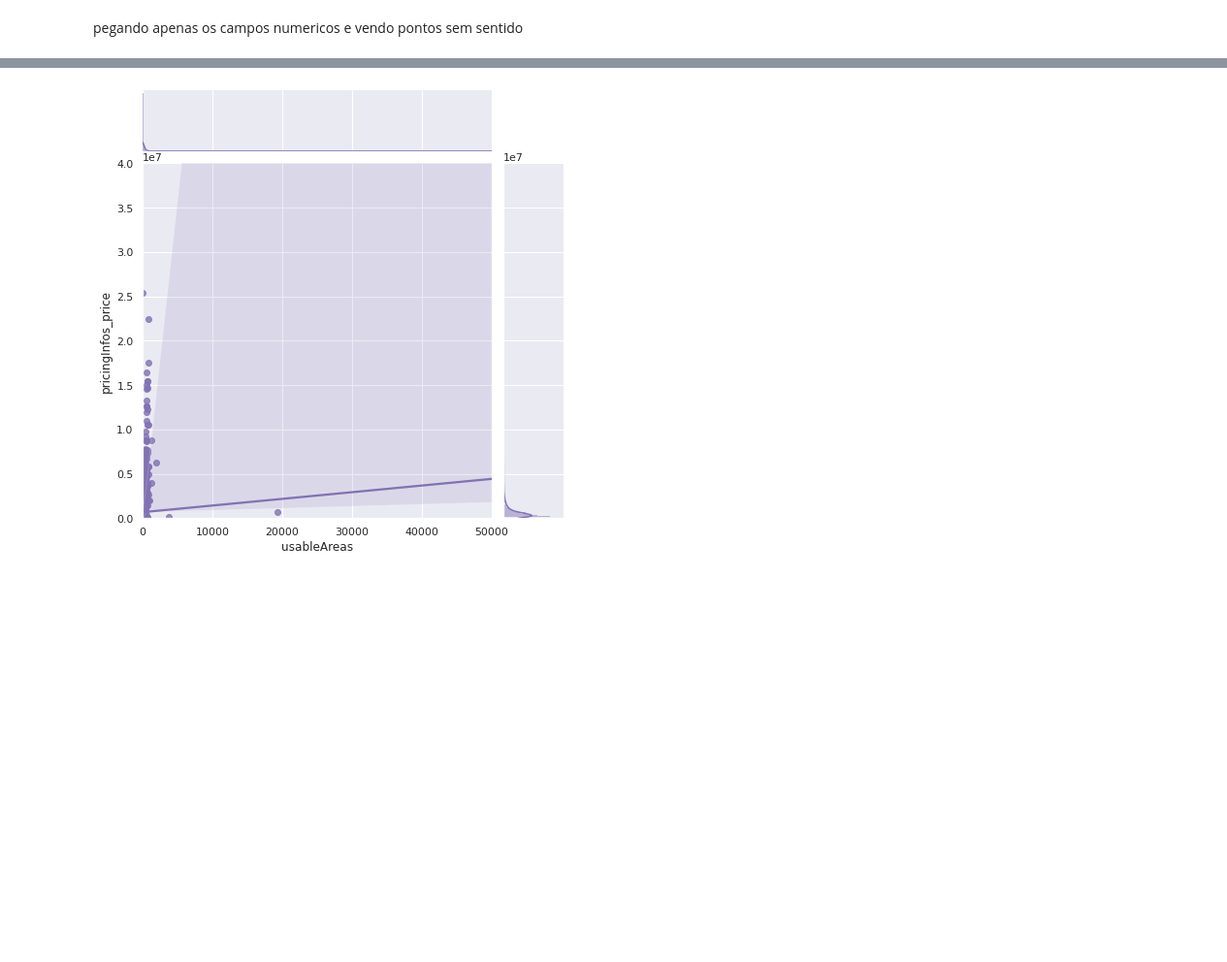
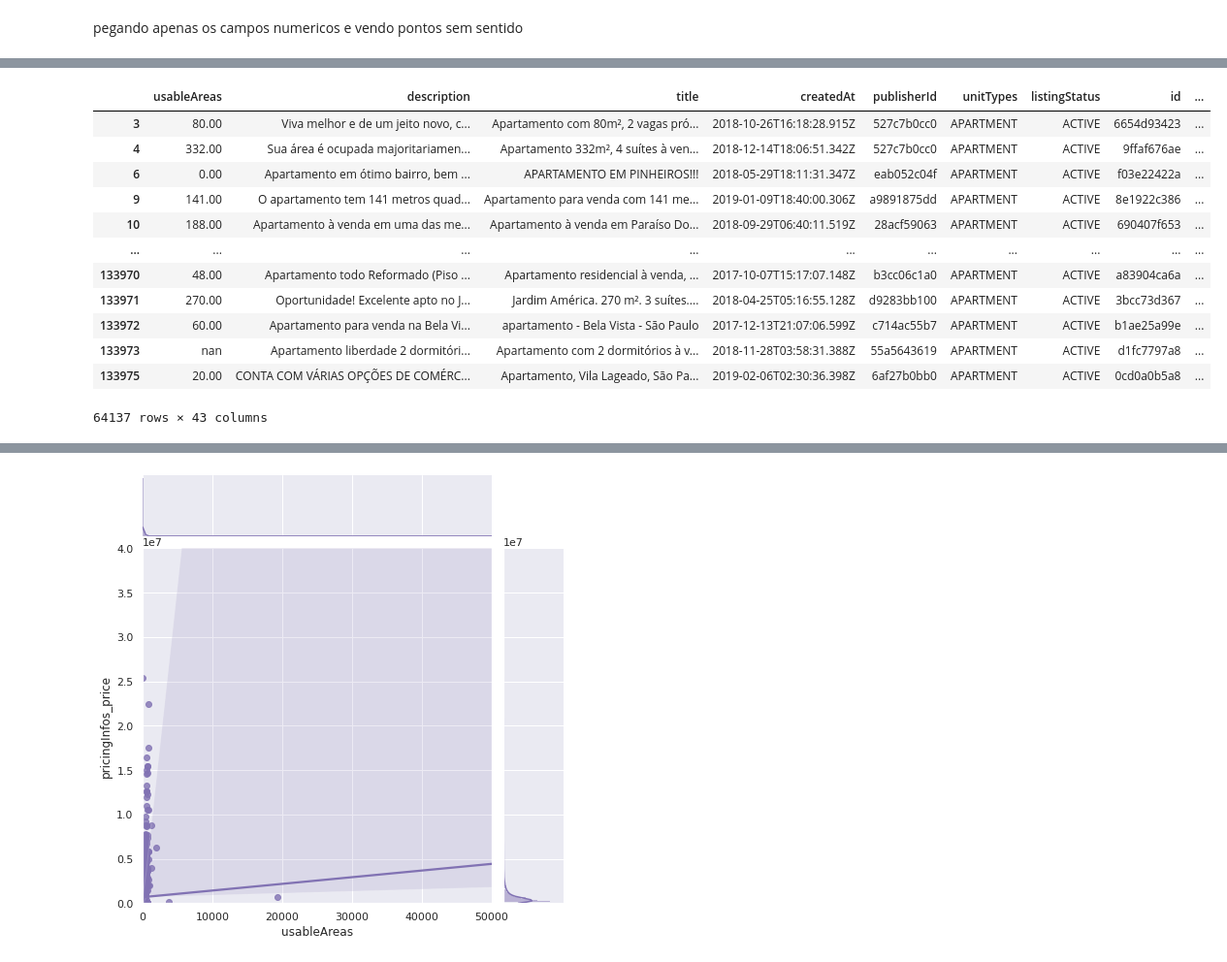
Before and after one commit to WillyHHsu/imoveis, a Jupyter notebook: exploratory.ipynb, the cells around one changed output, grey strips where cells are left out. Shown at 97% size. Saved outputs shown, nothing was run; the diff lists cells and outputs as text; code cells hidden in the pictures; blank space fills up the shorter version.

```diff
--- a/exploratory.ipynb
+++ b/exploratory.ipynb
@@ -113,0 +137,16 @@ dataset[dataset['bathrooms']>10]
+# %%
+dataset
+# %% [output]
+|  | usableAreas | description | title | createdAt | publisherId | unitTypes | listingStatus | id | ... |
+| 3 | 80.00 | Viva melhor e de um jeito novo, c... | Apartamento com 80m², 2 vagas pró... | 2018-10-26T16:18:28.915Z | 527c7b0cc0 | APARTMENT | ACTIVE | 6654d93423 | ... |
+| 4 | 332.00 | Sua área é ocupada majoritariamen... | Apartamento 332m², 4 suítes à ven... | 2018-12-14T18:06:51.342Z | 527c7b0cc0 | APARTMENT | ACTIVE | 9ffaf676ae | ... |
+| 6 | 0.00 | Apartamento em ótimo bairro, bem ... | APARTAMENTO EM PINHEIROS!!! | 2018-05-29T18:11:31.347Z | eab052c04f | APARTMENT | ACTIVE | f03e22422a | ... |
+| 9 | 141.00 | O apartamento tem 141 metros quad... | Apartamento para venda com 141 me... | 2019-01-09T18:40:00.306Z | a9891875dd | APARTMENT | ACTIVE | 8e1922c386 | ... |
+| 10 | 188.00 | Apartamento à venda em uma das me... | Apartamento à venda em Paraíso Do... | 2018-09-29T06:40:11.519Z | 28acf59063 | APARTMENT | ACTIVE | 690407f653 | ... |
+| ... | ... | ... | ... | ... | ... | ... | ... | ... | ... |
+| 133970 | 48.00 | Apartamento todo Reformado (Piso ... | Apartamento residencial à venda, ... | 2017-10-07T15:17:07.148Z | b3cc06c1a0 | APARTMENT | ACTIVE | a83904ca6a | ... |
+| 133971 | 270.00 | Oportunidade! Excelente apto no J... | Jardim América. 270 m². 3 suítes.... | 2018-04-25T05:16:55.128Z | d9283bb100 | APARTMENT | ACTIVE | 3bcc73d367 | ... |
+| 133972 | 60.00 | Apartamento para venda na Bela Vi... | apartamento - Bela Vista - São Paulo | 2017-12-13T21:07:06.599Z | c714ac55b7 | APARTMENT | ACTIVE | b1ae25a99e | ... |
+| 133973 | nan | Apartamento liberdade 2 dormitóri... | Apartamento com 2 dormitórios à v... | 2018-11-28T03:58:31.388Z | 55a5643619 | APARTMENT | ACTIVE | d1fc7797a8 | ... |
+| 133975 | 20.00 | CONTA COM VÁRIAS OPÇÕES DE COMÉRC... | Apartamento, Vila Lageado, São Pa... | 2019-02-06T02:30:36.398Z | 6af27b0bb0 | APARTMENT | ACTIVE | 0cd0a0b5a8 | ... |
+64137 rows × 43 columns
```
Also changed, not shown: parts of 5 cells of this notebook.
